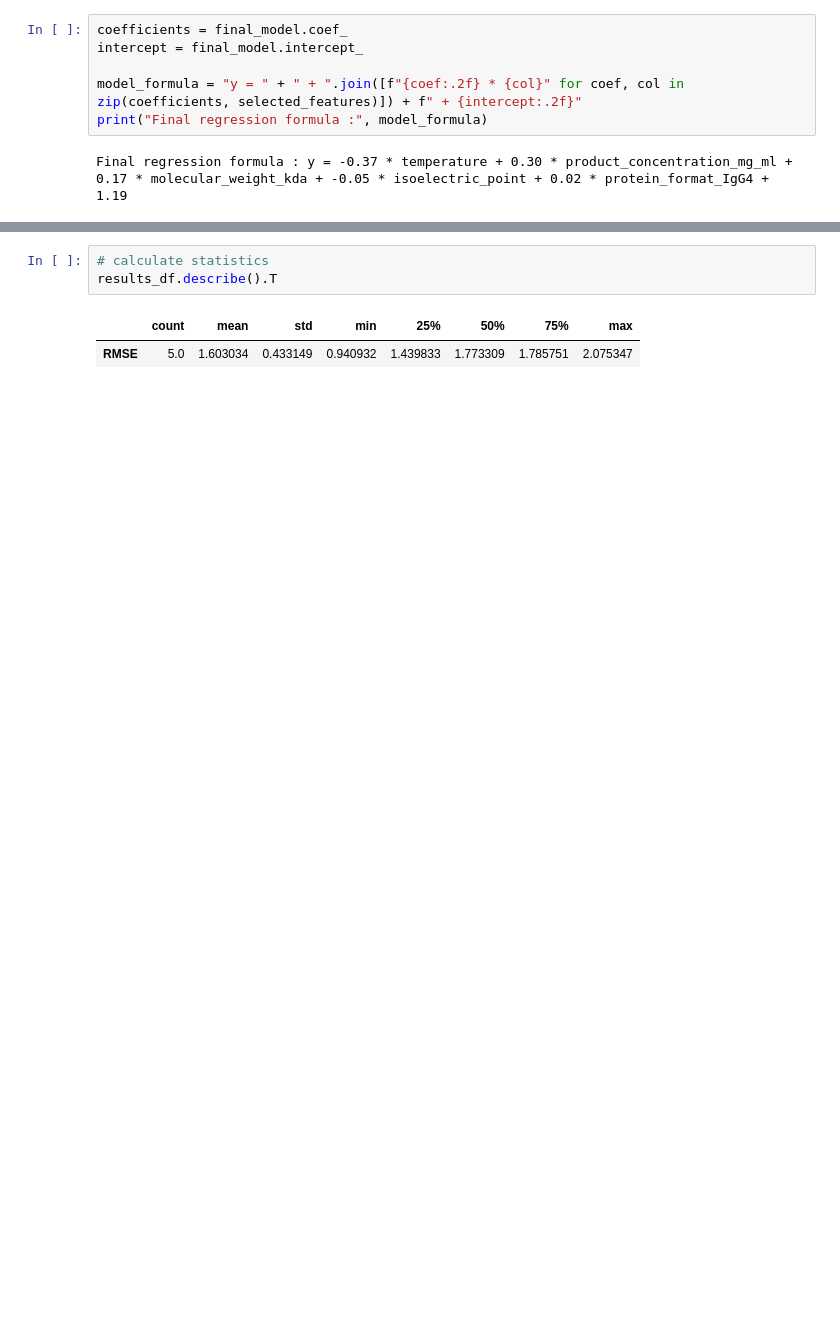
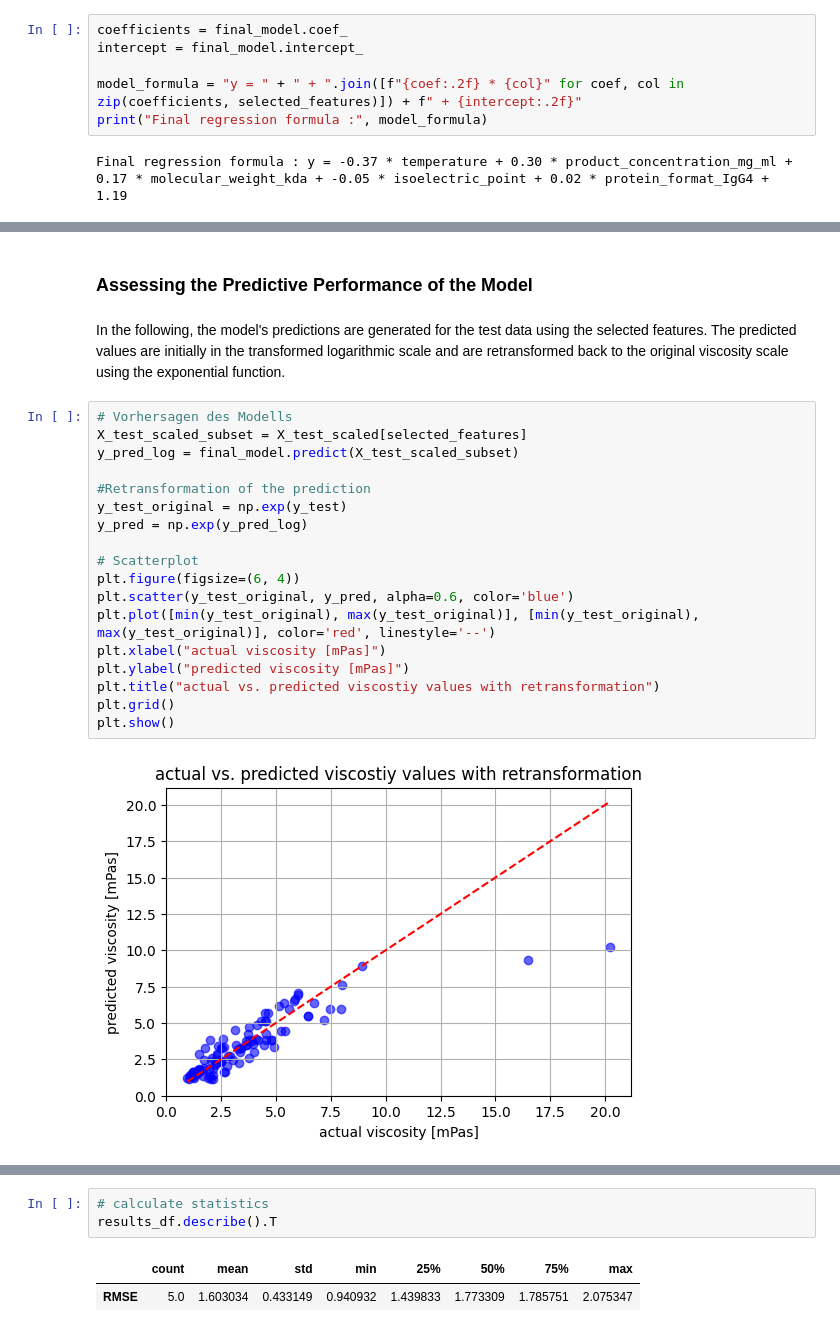
Before and after one commit to hempelt/project, a Jupyter notebook: reports/report.ipynb, the cells around one changed output, grey strips where cells are left out. Saved outputs shown, nothing was run; the diff lists cells and outputs as text; blank space fills up the shorter version.

```diff
--- a/reports/report.ipynb
+++ b/reports/report.ipynb
@@ -429,0 +412,24 @@ rmse
+# %% [markdown]
+### Assessing the Predictive Performance of the Model
+# %% [markdown]
+In the following, the model's predictions are generated for the test data using the selected features. The predicted values are initially in the transformed logarithmic scale and are retransformed back to the original viscosity scale using the exponential function.
+# %%
+# Vorhersagen des Modells
+X_test_scaled_subset = X_test_scaled[selected_features]
+y_pred_log = final_model.predict(X_test_scaled_subset)
+
+#Retransformation of the prediction
+y_test_original = np.exp(y_test)
+y_pred = np.exp(y_pred_log)
+
+# Scatterplot
+plt.figure(figsize=(6, 4))
+plt.scatter(y_test_original, y_pred, alpha=0.6, color='blue')
+plt.plot([min(y_test_original), max(y_test_original)], [min(y_test_original), max(y_test_original)], color='red', linestyle='--')
+plt.xlabel("actual viscosity [mPas]")
+plt.ylabel("predicted viscosity [mPas]")
+plt.title("actual vs. predicted viscostiy values with retransformation")
+plt.grid()
+plt.show()
+# %% [output]
+[figure, added]
```
Also changed, not shown: parts of 15 cells of this notebook.
